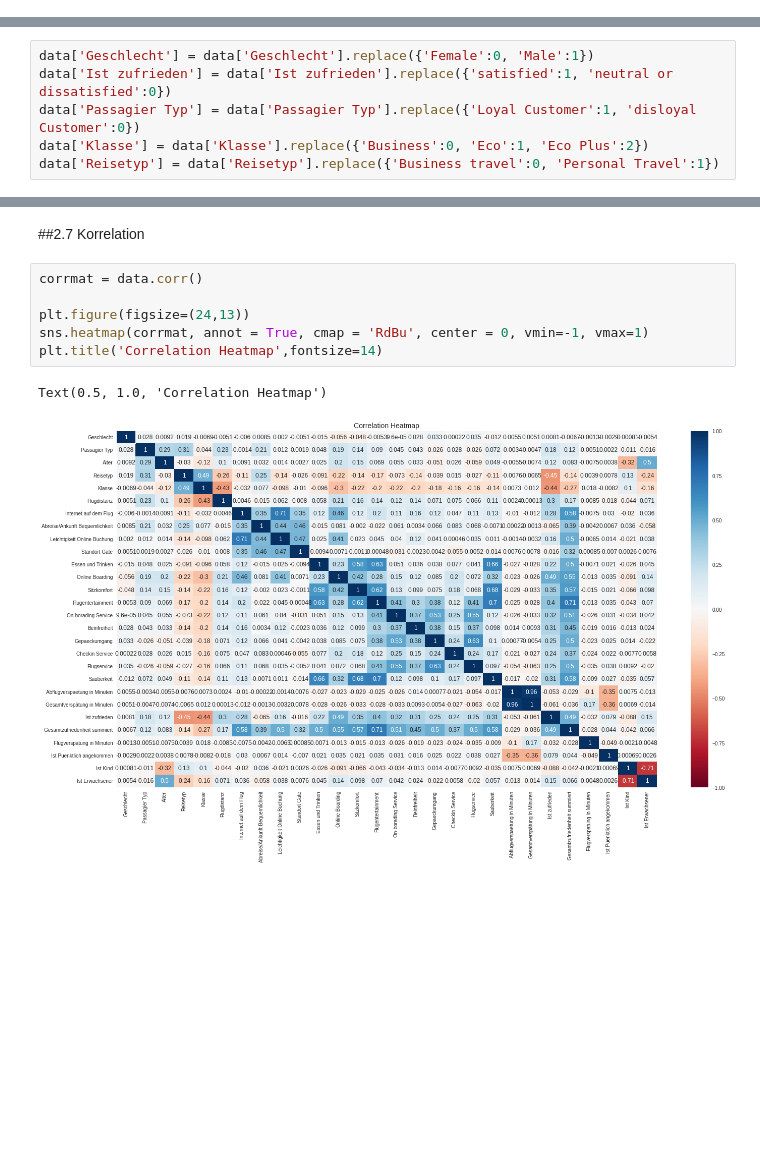
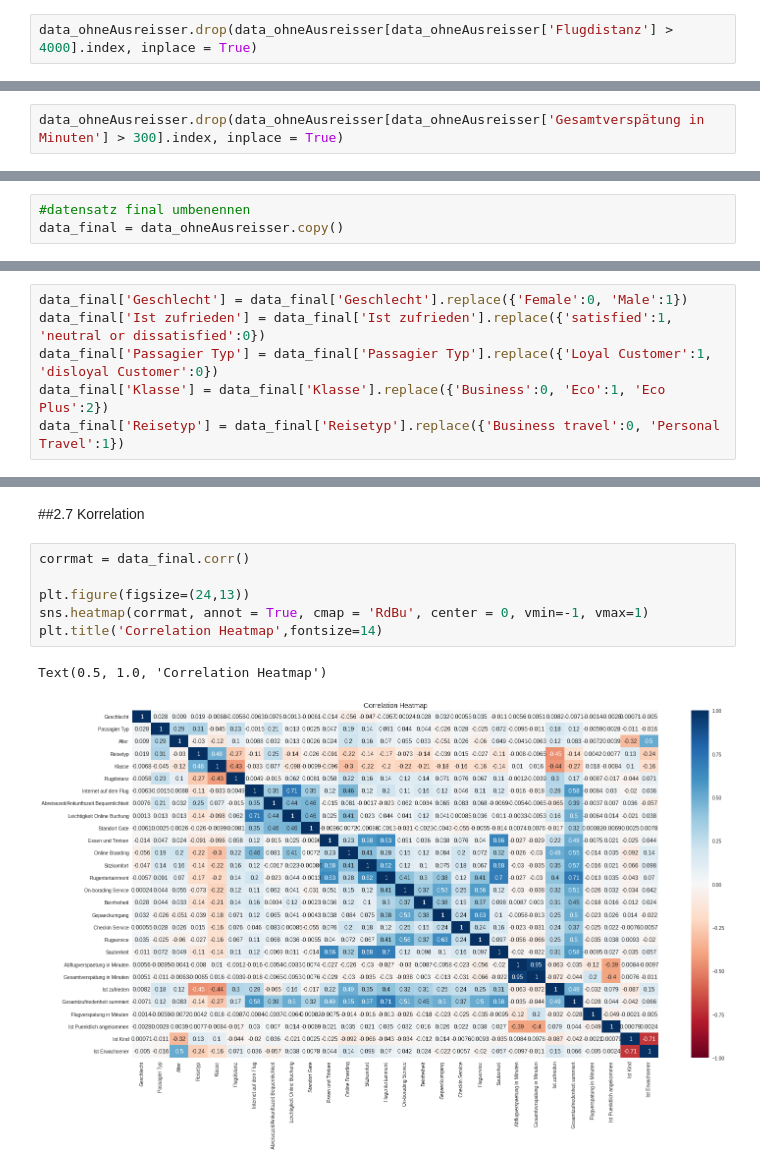
Before and after one commit to AliceKitchkin/Unsupervised-Machine-Learning, a Jupyter notebook: AirlinePassengerSatisfaction.ipynb, the cells around one changed output, grey strips where cells are left out. Cells and saved outputs as stored; diff of their text form; blank space fills up the shorter version.

```diff
--- a/AirlinePassengerSatisfaction.ipynb
+++ b/AirlinePassengerSatisfaction.ipynb
@@ -249,0 +257,2 @@ fig.show()
+# %%
+data_ohneAusreisser.drop(data_ohneAusreisser[data_ohneAusreisser['Flugdistanz'] > 4000].index, inplace = True)
@@ -267,0 +297,2 @@ fig.show()
+# %%
+data_ohneAusreisser.drop(data_ohneAusreisser[data_ohneAusreisser['Gesamtverspätung in Minuten'] > 300].index, inplace = True)
@@ -285,4 +332,7 @@ fig.show()
 [interactive output not drawn]
 # %% [markdown]
 ##2.6 Kategorienverteilung checken
+# %%
+#datensatz final umbenennen
+data_final = data_ohneAusreisser.copy()
 # %%
@@ -316,9 +366,9 @@ Name: Ist zufrieden, dtype: float64
 # %% [markdown]
 ###2.6.1 Alle kategorischen Spalten numerisch machen
 # %%
-data['Geschlecht'] = data['Geschlecht'].replace({'Female':0, 'Male':1})
-data['Ist zufrieden'] = data['Ist zufrieden'].replace({'satisfied':1, 'neutral or dissatisfied':0})
-data['Passagier Typ'] = data['Passagier Typ'].replace({'Loyal Customer':1, 'disloyal Customer':0})
-data['Klasse'] = data['Klasse'].replace({'Business':0, 'Eco':1, 'Eco Plus':2})
-data['Reisetyp'] = data['Reisetyp'].replace({'Business travel':0, 'Personal Travel':1})
+data_final['Geschlecht'] = data_final['Geschlecht'].replace({'Female':0, 'Male':1})
+data_final['Ist zufrieden'] = data_final['Ist zufrieden'].replace({'satisfied':1, 'neutral or dissatisfied':0})
+data_final['Passagier Typ'] = data_final['Passagier Typ'].replace({'Loyal Customer':1, 'disloyal Customer':0})
+data_final['Klasse'] = data_final['Klasse'].replace({'Business':0, 'Eco':1, 'Eco Plus':2})
+data_final['Reisetyp'] = data_final['Reisetyp'].replace({'Business travel':0, 'Personal Travel':1})
 # %%
@@ -353,11 +403,11 @@ dtype: object
 # %% [markdown]
 ##2.7 Korrelation
 # %%
-corrmat = data.corr()
+corrmat = data_final.corr()
 
 plt.figure(figsize=(24,13))
 sns.heatmap(corrmat, annot = True, cmap = 'RdBu', center = 0, vmin=-1, vmax=1)
 plt.title('Correlation Heatmap',fontsize=14)
 # %% [output]
 Text(0.5, 1.0, 'Correlation Heatmap')
-[figure, old version]
+[figure, new version]
```
Also changed, not shown: parts of 21 cells of this notebook.
